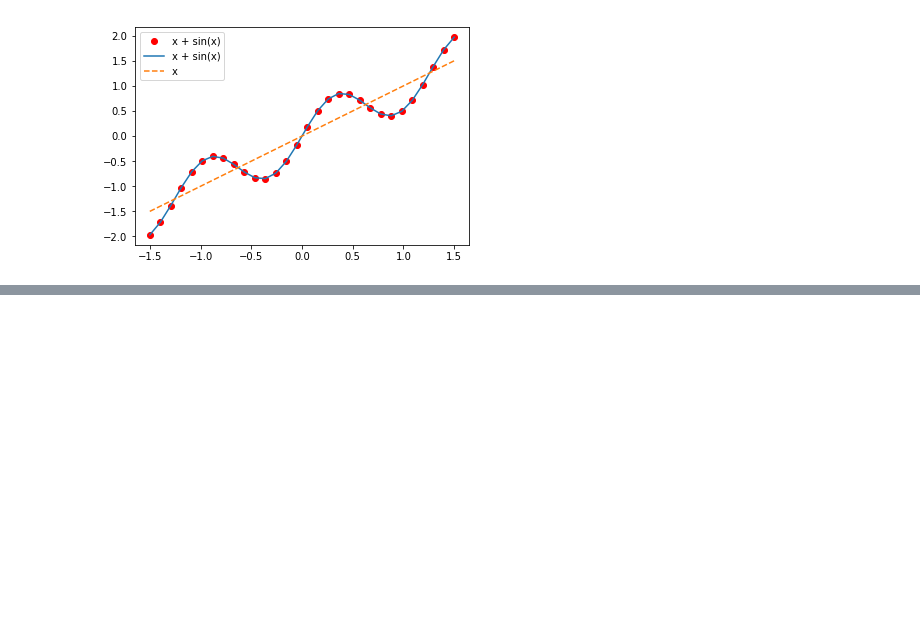
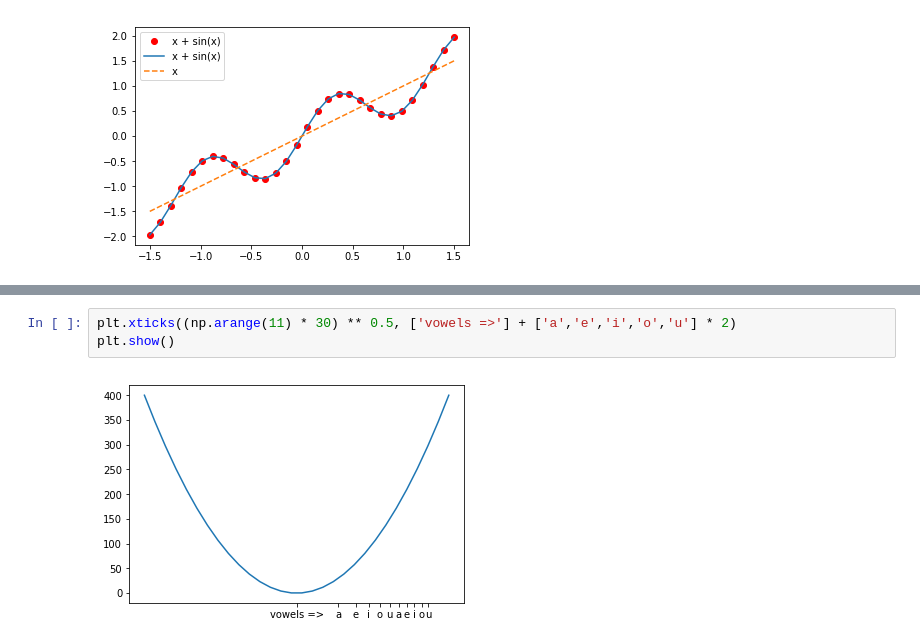
Before and after one commit to RohanBh/learning-python, a Jupyter notebook: exploring-scientific-libraries.ipynb, the cells around one changed output, grey strips where cells are left out. Saved outputs shown, nothing was run; the diff lists cells and outputs as text; blank space fills up the shorter version.

```diff
--- a/exploring-scientific-libraries.ipynb
+++ b/exploring-scientific-libraries.ipynb
@@ -859,0 +878,5 @@ plt.show()
+# %%
+plt.xticks((np.arange(11) * 30) ** 0.5, ['vowels =>'] + ['a','e','i','o','u'] * 2)
+plt.show()
+# %% [output]
+[figure, added]
```
Also changed, not shown: parts of 19 cells of this notebook.
